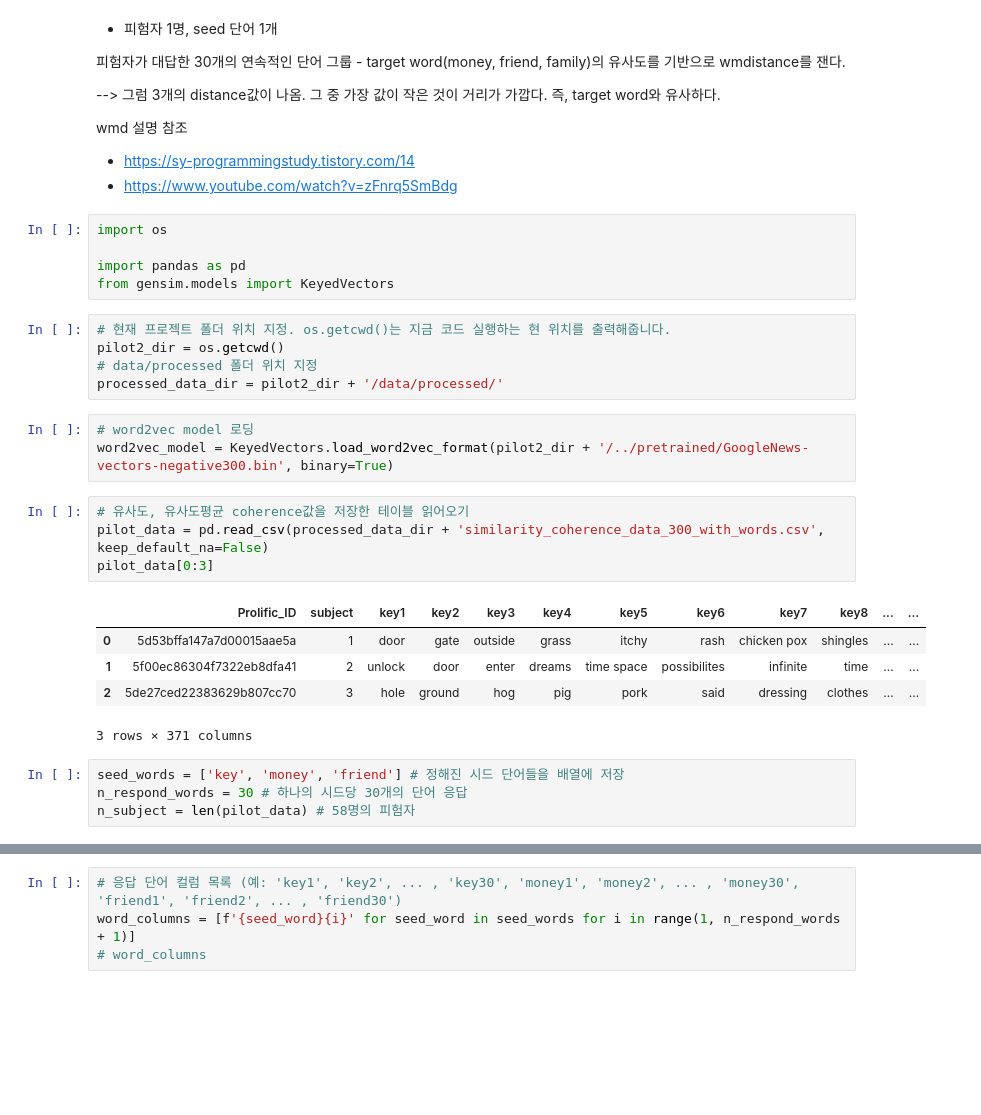
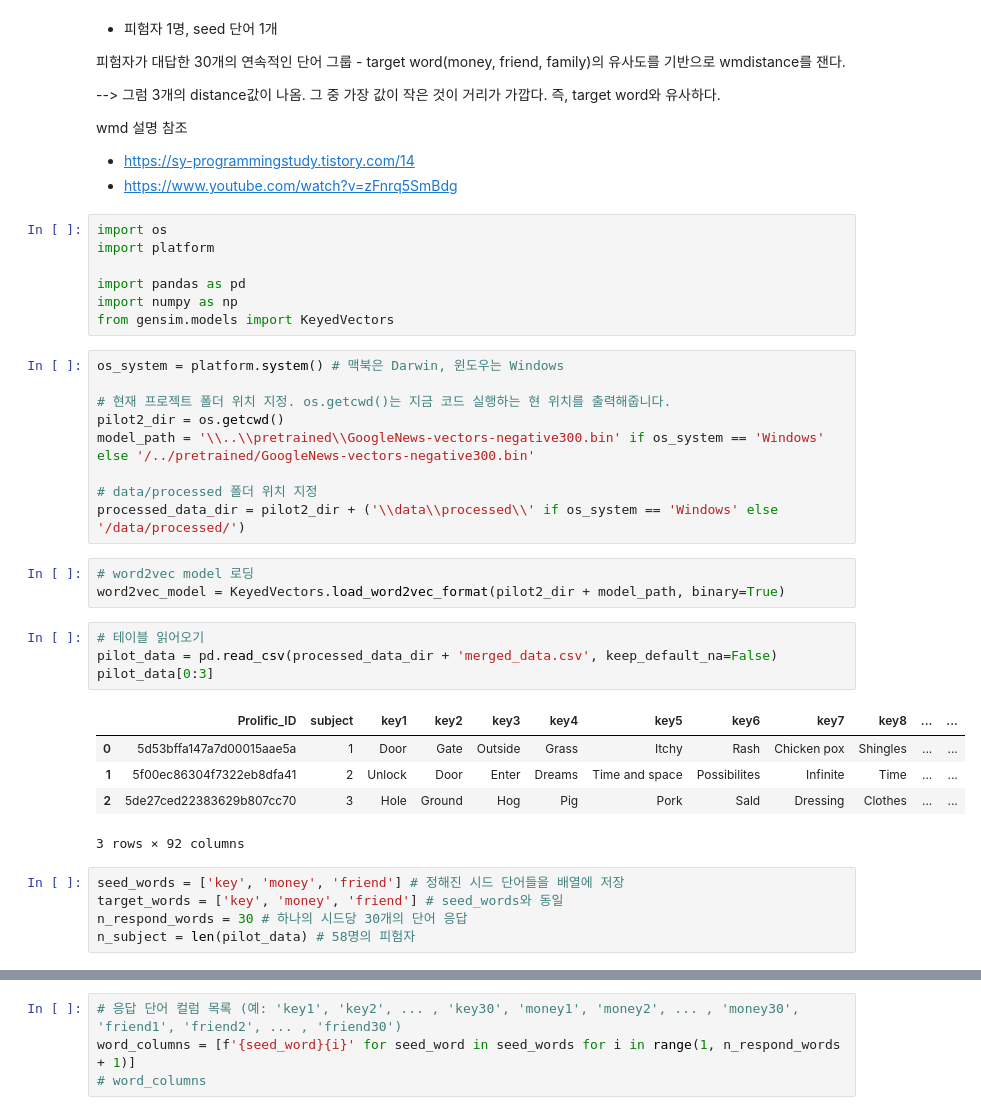
Before and after one commit to 2hyes/FAST_word2vec, a Jupyter notebook: pilot2/3_get_distance.ipynb, the cells around one changed output, grey strips where cells are left out. Saved outputs shown, nothing was run; the diff lists cells and outputs as text; blank space fills up the shorter version.

```diff
--- a/pilot2/3_get_distance.ipynb
+++ b/pilot2/3_get_distance.ipynb
@@ -15,29 +15,36 @@ wmd 설명 참조
 - https://www.youtube.com/watch?v=zFnrq5SmBdg
 # %%
 import os
+import platform
 
 import pandas as pd
+import numpy as np
 from gensim.models import KeyedVectors
 # %%
+os_system = platform.system() # 맥북은 Darwin, 윈도우는 Windows
+
 # 현재 프로젝트 폴더 위치 지정. os.getcwd()는 지금 코드 실행하는 현 위치를 출력해줍니다.
 pilot2_dir = os.getcwd()
+model_path = '\\..\\pretrained\\GoogleNews-vectors-negative300.bin' if os_system == 'Windows' else '/../pretrained/GoogleNews-vectors-negative300.bin'
+
 # data/processed 폴더 위치 지정
-processed_data_dir = pilot2_dir + '/data/processed/'
+processed_data_dir = pilot2_dir + ('\\data\\processed\\' if os_system == 'Windows' else '/data/processed/')
 # %%
 # word2vec model 로딩
-word2vec_model = KeyedVectors.load_word2vec_format(pilot2_dir + '/../pretrained/GoogleNews-vectors-negative300.bin', binary=True)
+word2vec_model = KeyedVectors.load_word2vec_format(pilot2_dir + model_path, binary=True)
 # %%
-# 유사도, 유사도평균 coherence값을 저장한 테이블 읽어오기
-pilot_data = pd.read_csv(processed_data_dir + 'similarity_coherence_data_300_with_words.csv', keep_default_na=False)
+# 테이블 읽어오기
+pilot_data = pd.read_csv(processed_data_dir + 'merged_data.csv', keep_default_na=False)
 pilot_data[0:3]
 # %% [output]
 |  | Prolific_ID | subject | key1 | key2 | key3 | key4 | key5 | key6 | key7 | key8 | ... | ... |
-| 0 | 5d53bffa147a7d00015aae5a | 1 | door | gate | outside | grass | itchy | rash | chicken pox | shingles | ... | ... |
-| 1 | 5f00ec86304f7322eb8dfa41 | 2 | unlock | door | enter | dreams | time space | possibilites | infinite | time | ... | ... |
-| 2 | 5de27ced22383629b807cc70 | 3 | hole | ground | hog | pig | pork | said | dressing | clothes | ... | ... |
+| 0 | 5d53bffa147a7d00015aae5a | 1 | Door | Gate | Outside | Grass | Itchy | Rash | Chicken pox | Shingles | ... | ... |
+| 1 | 5f00ec86304f7322eb8dfa41 | 2 | Unlock | Door | Enter | Dreams | Time and space | Possibilites | Infinite | Time | ... | ... |
+| 2 | 5de27ced22383629b807cc70 | 3 | Hole | Ground | Hog | Pig | Pork | Sald | Dressing | Clothes | ... | ... |
-3 rows × 371 columns
+3 rows × 92 columns
 # %%
 seed_words = ['key', 'money', 'friend'] # 정해진 시드 단어들을 배열에 저장
+target_words = ['key', 'money', 'friend'] # seed_words와 동일
 n_respond_words = 30 # 하나의 시드당 30개의 단어 응답
 n_subject = len(pilot_data) # 58명의 피험자
 # %%
```
Also changed, not shown: parts of 5 cells of this notebook, 1 other file.
